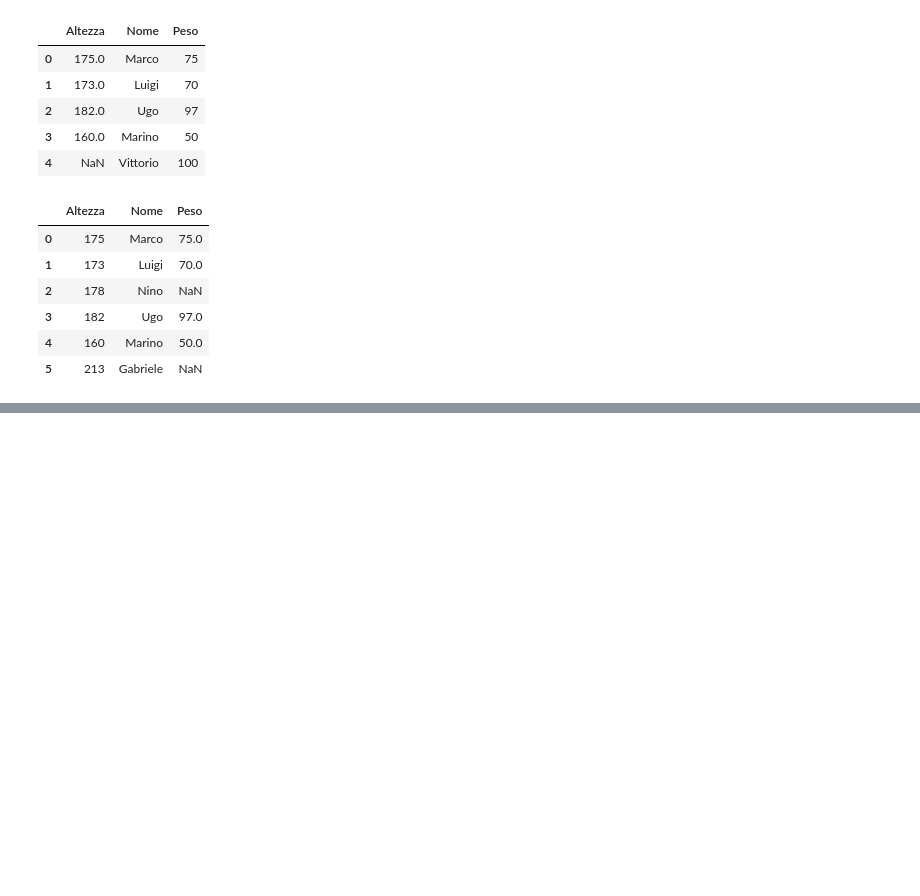
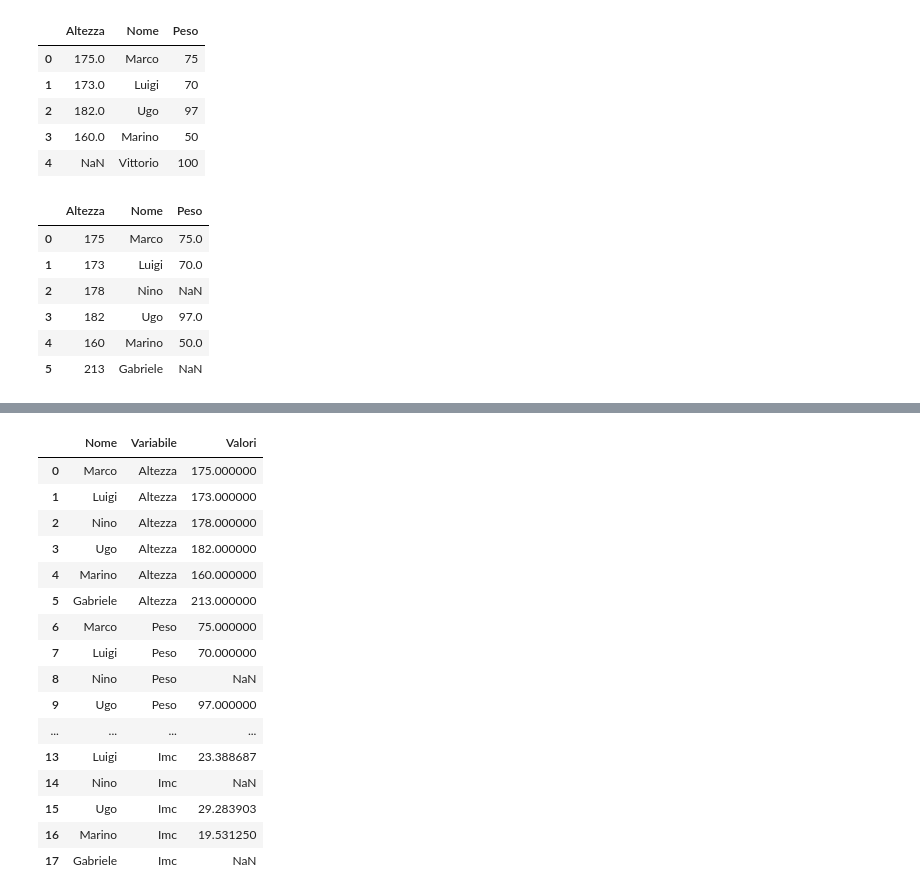
Before and after one commit to scarsellifi/open-notebook-science, a Jupyter notebook: Python e Pandas - Operazioni base.ipynb, the cells around one changed output, grey strips where cells are left out. Saved outputs shown, nothing was run; the diff lists cells and outputs as text; code cells hidden in the pictures; blank space fills up the shorter version.

```diff
--- a/Python e Pandas - Operazioni base.ipynb
+++ b/Python e Pandas - Operazioni base.ipynb
@@ -646,0 +688,7 @@ pd.merge(altezze, pesi, how = "left", left_on = "Nome", right_on = "Nome")
+# %%
+# da formato wide a long
+# https://pandas.pydata.org/pandas-docs/stable/generated/pandas.melt.html
+wide = pd.merge(altezze, pesi, how = "left", left_on = "Nome", right_on = "Nome")
+# %%
+#calcolo un indice di massa corporea
+wide["Imc"] =  wide["Peso"] / (wide["Altezza"] / 100) ** 2
@@ -646,0 +705,25 @@ pd.merge(altezze, pesi, how = "left", left_on = "Nome", right_on = "Nome")
+# %%
+long = pd.melt(wide, id_vars = "Nome",
+               value_vars=['Altezza', 'Peso', "Imc"],
+               var_name='Variabile',
+               value_name= "Valori")
+# %%
+long
+# %% [output]
+|  | Nome | Variabile | Valori |
+| 0 | Marco | Altezza | 175.000000 |
+| 1 | Luigi | Altezza | 173.000000 |
+| 2 | Nino | Altezza | 178.000000 |
+| 3 | Ugo | Altezza | 182.000000 |
+| 4 | Marino | Altezza | 160.000000 |
+| 5 | Gabriele | Altezza | 213.000000 |
+| 6 | Marco | Peso | 75.000000 |
+| 7 | Luigi | Peso | 70.000000 |
+| 8 | Nino | Peso | NaN |
+| 9 | Ugo | Peso | 97.000000 |
+| ... | ... | ... | ... |
+| 13 | Luigi | Imc | 23.388687 |
+| 14 | Nino | Imc | NaN |
+| 15 | Ugo | Imc | 29.283903 |
+| 16 | Marino | Imc | 19.531250 |
+| 17 | Gabriele | Imc | NaN |
```
Also changed, not shown: parts of 42 cells of this notebook, 10 other files.
